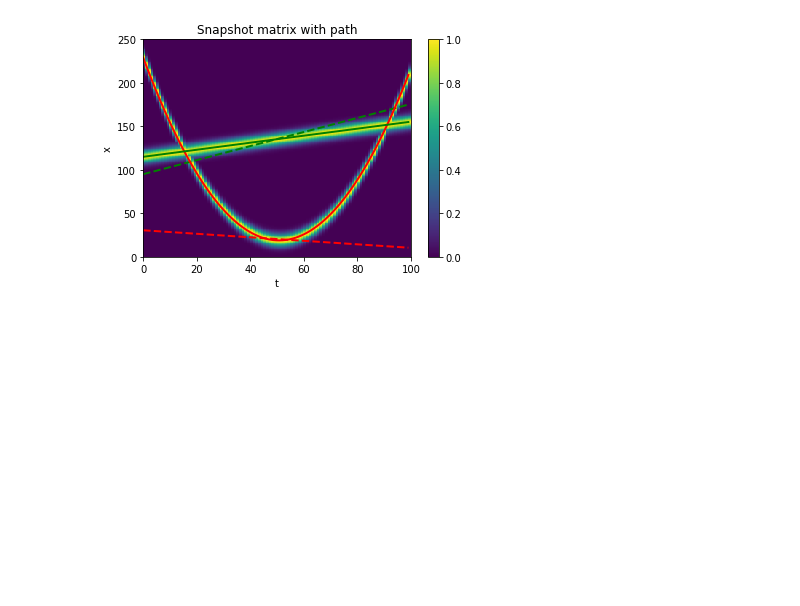
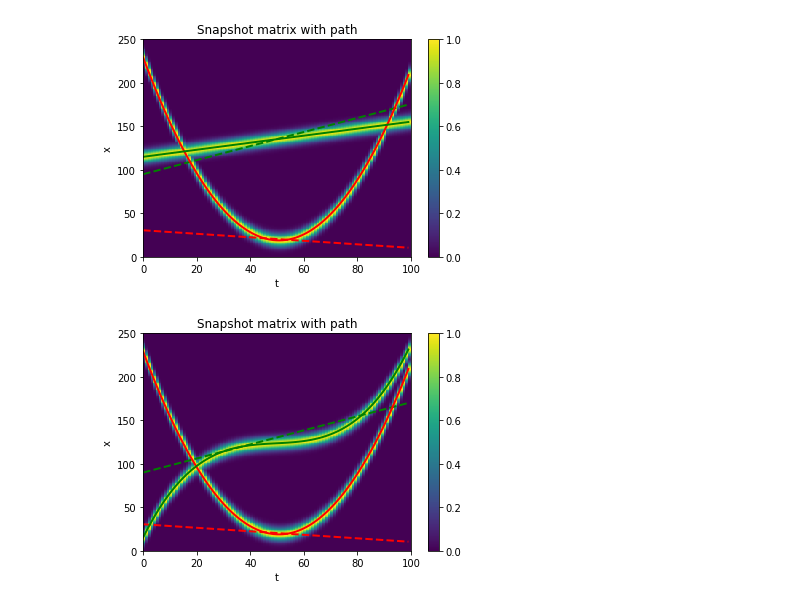
Before and after one commit to beatazor/low-rank-transport, a Jupyter notebook: notebooks/clean_shift_polynomial-2-shifts.ipynb, the cells around one changed output. Saved outputs shown, nothing was run; the diff lists cells and outputs as text; code cells hidden in the pictures; blank space fills up the shorter version.

```diff
--- a/notebooks/clean_shift_polynomial-2-shifts.ipynb
+++ b/notebooks/clean_shift_polynomial-2-shifts.ipynb
@@ -326,7 +328,7 @@ class NuclearNormAutograd(torch.autograd.Function):
 ## Train a model
 # %%
 p_coefficients_init1 = [0,-1,0.5]  # initial coefficients of a shift polynomial
-p_coefficients_init2 = [0,4,5]
+p_coefficients_init2 = [0,0,4,5]
 t_values_tensor = torch.linspace(-10, 10, cols,dtype=torch.float64)
 # %%
 #Qs_shifted = torch.tensor(Q_shifted, requires_grad=True)
@@ -421,3 +426,25 @@ plt.ylabel('x')
 plt.show()
 # %% [output]
 [figure]
+# %%
+shift_vector_initial1 = np.polyval(p_coefficients_init1,t_values) + center_of_matrix1
+shift_vector_initial2 = np.polyval(p_coefficients_init2,t_values) + center_of_matrix2
+
+x_values = np.arange(cols)
+shift_vector_after_training1 = np.polyval(p_coefficients_1.detach().numpy()[::-1],t_values) + center_of_matrix1
+shift_vector_after_training2 = np.polyval(p_coefficients_2.detach().numpy()[::-1],t_values) + center_of_matrix2
+
+
+plt.pcolor(Qs_shifted.detach().numpy(), shading='auto')
+plt.colorbar()
+plt.plot(x_values, shift_vector_initial1, 'r--', linewidth=2)
+plt.plot(x_values, shift_vector_initial2, 'g--', linewidth=2)
+plt.plot(x_values, shift_vector_after_training1, 'r-', linewidth=2)
+plt.plot(x_values, shift_vector_after_training2, 'g-', linewidth=2)
+
+plt.title('Snapshot matrix with path')
+plt.xlabel('t')
+plt.ylabel('x')
+plt.show()
+# %% [output]
+[figure, added]
```
Also changed, not shown: parts of 7 cells of this notebook.
